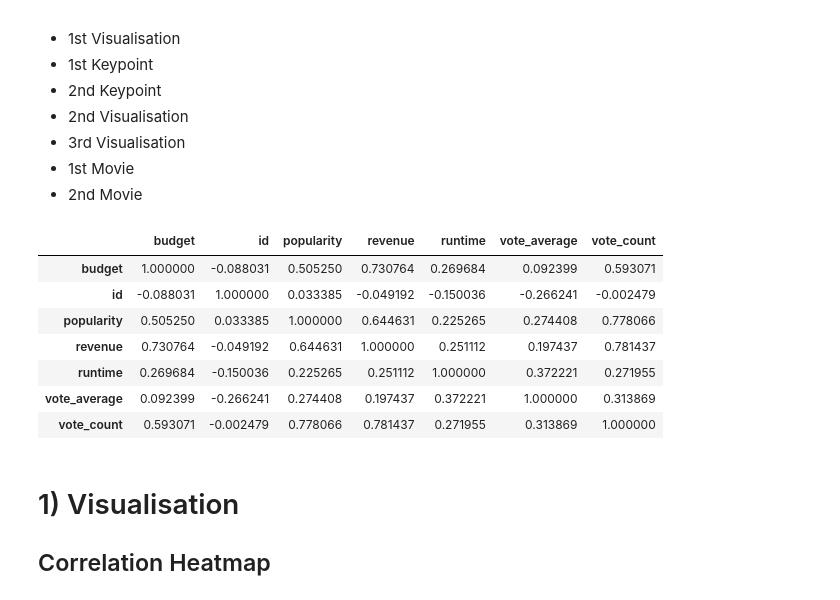
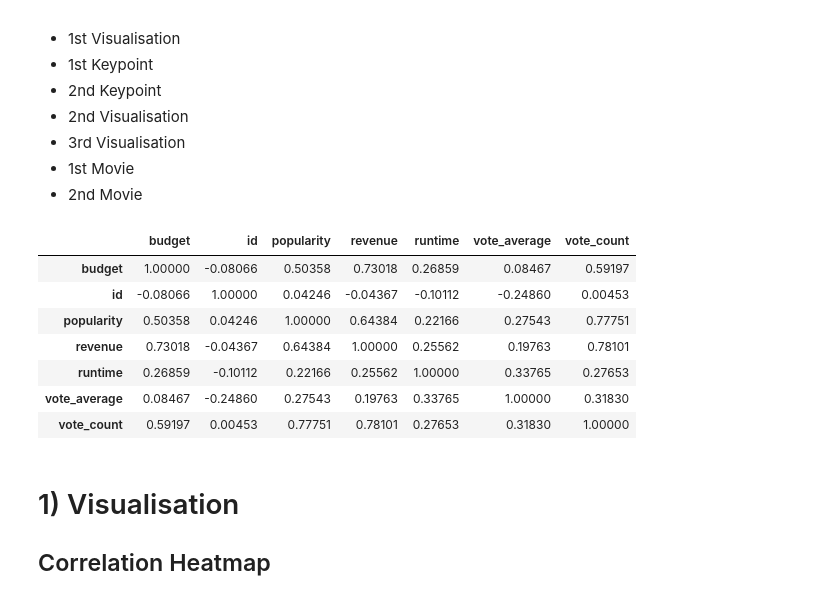
Before and after one commit to KSR-16/Programmatic-Data-Wrangling, a Jupyter notebook: Movies.ipynb, the cells around one changed output. Saved outputs shown, nothing was run; the diff lists cells and outputs as text; code cells hidden in the pictures.

```diff
--- a/Movies.ipynb
+++ b/Movies.ipynb
@@ -10,7 +12,7 @@ import pandas as pd
 # %%
 # Importing the csv file and transforming it into the DataFrame
 
-dataset = "TMDB_movies.csv"
+dataset = "https://raw.githubusercontent.com/KSR-16/Programmatic-Data-Wrangling/main/TMDB_movies.csv"
 df = pd.read_csv(dataset)
 # %%
 # First step was to look at how many rows and columns it has
@@ -405,16 +447,16 @@ df.drop(no_runtime , inplace=True)
 * 1st Movie
 * 2nd Movie
 # %%
-df.corr()
+df.corr(numeric_only= True)
 # %% [output]
 |  | budget | id | popularity | revenue | runtime | vote_average | vote_count |
-| budget | 1.000000 | -0.088031 | 0.505250 | 0.730764 | 0.269684 | 0.092399 | 0.593071 |
-| id | -0.088031 | 1.000000 | 0.033385 | -0.049192 | -0.150036 | -0.266241 | -0.002479 |
-| popularity | 0.505250 | 0.033385 | 1.000000 | 0.644631 | 0.225265 | 0.274408 | 0.778066 |
-| revenue | 0.730764 | -0.049192 | 0.644631 | 1.000000 | 0.251112 | 0.197437 | 0.781437 |
-| runtime | 0.269684 | -0.150036 | 0.225265 | 0.251112 | 1.000000 | 0.372221 | 0.271955 |
-| vote_average | 0.092399 | -0.266241 | 0.274408 | 0.197437 | 0.372221 | 1.000000 | 0.313869 |
-| vote_count | 0.593071 | -0.002479 | 0.778066 | 0.781437 | 0.271955 | 0.313869 | 1.000000 |
+| budget | 1.00000 | -0.08066 | 0.50358 | 0.73018 | 0.26859 | 0.08467 | 0.59197 |
+| id | -0.08066 | 1.00000 | 0.04246 | -0.04367 | -0.10112 | -0.24860 | 0.00453 |
+| popularity | 0.50358 | 0.04246 | 1.00000 | 0.64384 | 0.22166 | 0.27543 | 0.77751 |
+| revenue | 0.73018 | -0.04367 | 0.64384 | 1.00000 | 0.25562 | 0.19763 | 0.78101 |
+| runtime | 0.26859 | -0.10112 | 0.22166 | 0.25562 | 1.00000 | 0.33765 | 0.27653 |
+| vote_average | 0.08467 | -0.24860 | 0.27543 | 0.19763 | 0.33765 | 1.00000 | 0.31830 |
+| vote_count | 0.59197 | 0.00453 | 0.77751 | 0.78101 | 0.27653 | 0.31830 | 1.00000 |
 # %% [markdown]
 # 1) Visualisation
 
```
Also changed, not shown: parts of 21 cells of this notebook.
